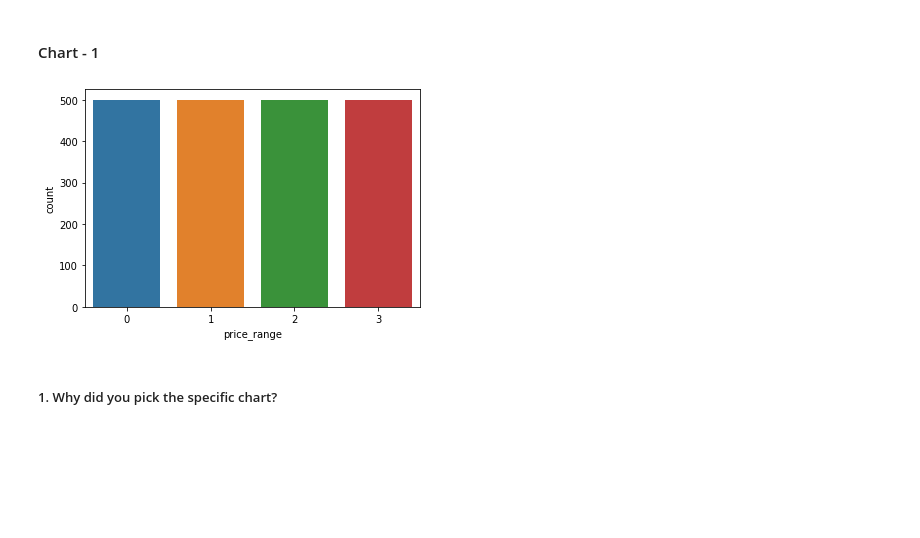
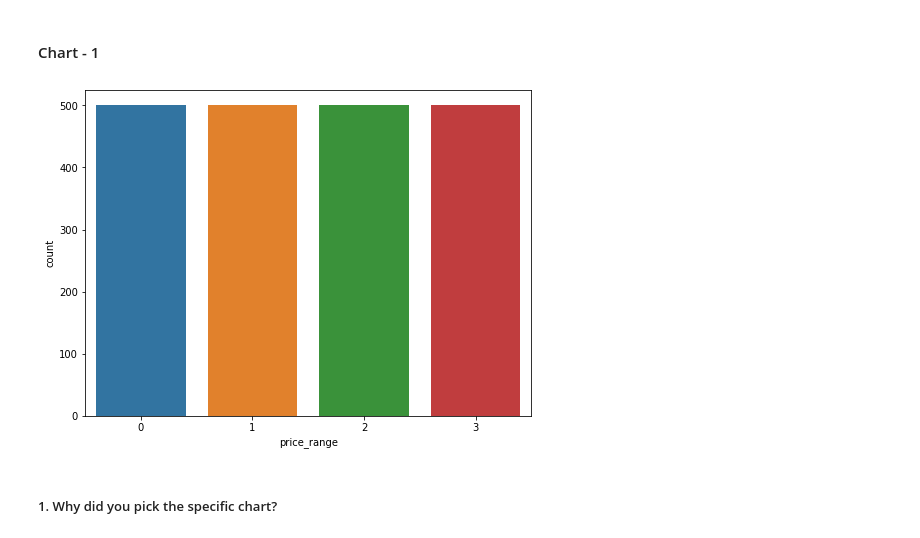
Before and after one commit to RahulI5/Mobile-Price-Range-Prediction, a Jupyter notebook: Mobile_Price_Range_Prediction.ipynb, the cells around one changed output. Drawn from its saved outputs; the diff is of its cells as text; code cells hidden in the pictures; blank space fills up the shorter version.

```diff
--- a/Mobile_Price_Range_Prediction.ipynb
+++ b/Mobile_Price_Range_Prediction.ipynb
@@ -278,10 +278,11 @@ In the given dataset, we segregated several mobile phones on the basis of networ
 #### Chart - 1
 # %%
 # Chart - 1 visualization code
+plt.figure(figsize = [8,6])
 sns.countplot(df['price_range'])
 plt.show()
 # %% [output]
-[figure, old version]
+[figure, new version]
 # %% [markdown]
 ##### 1. Why did you pick the specific chart?
 # %% [markdown]
```
Also changed, not shown: parts of 70 cells of this notebook.
